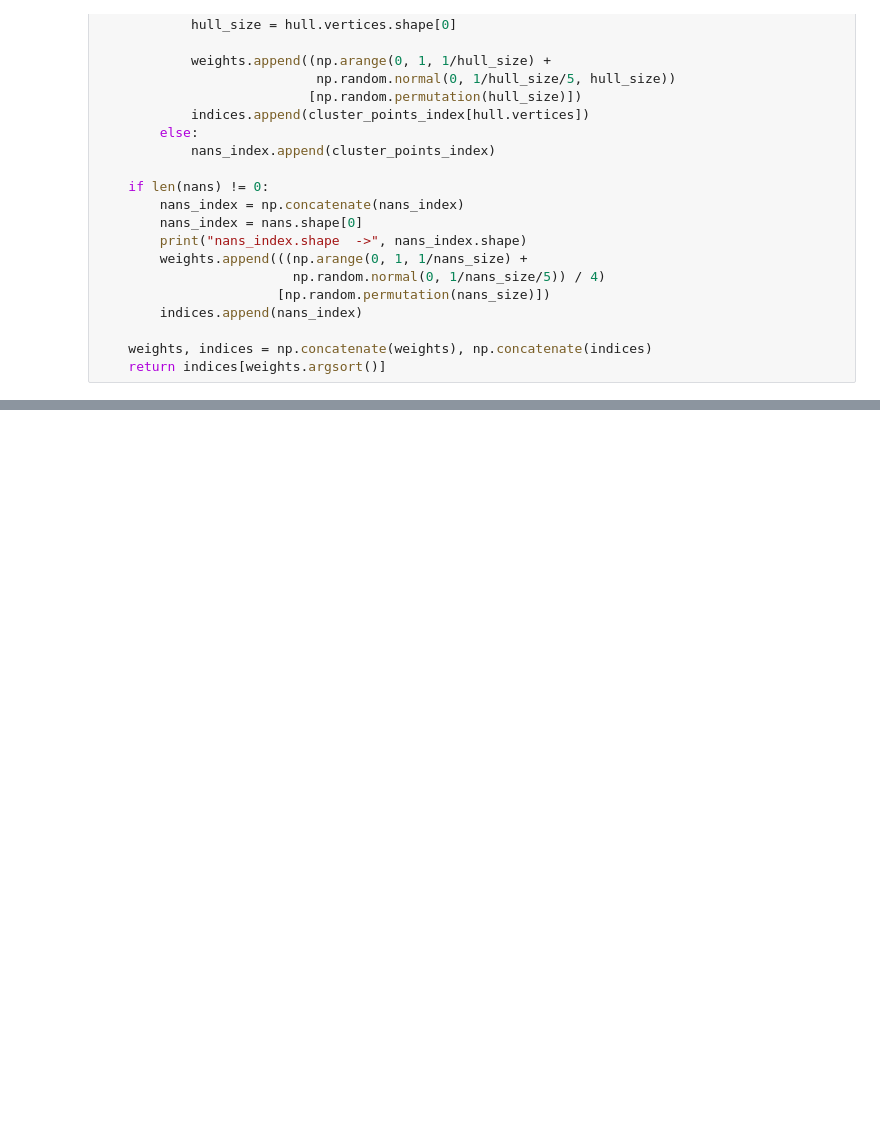
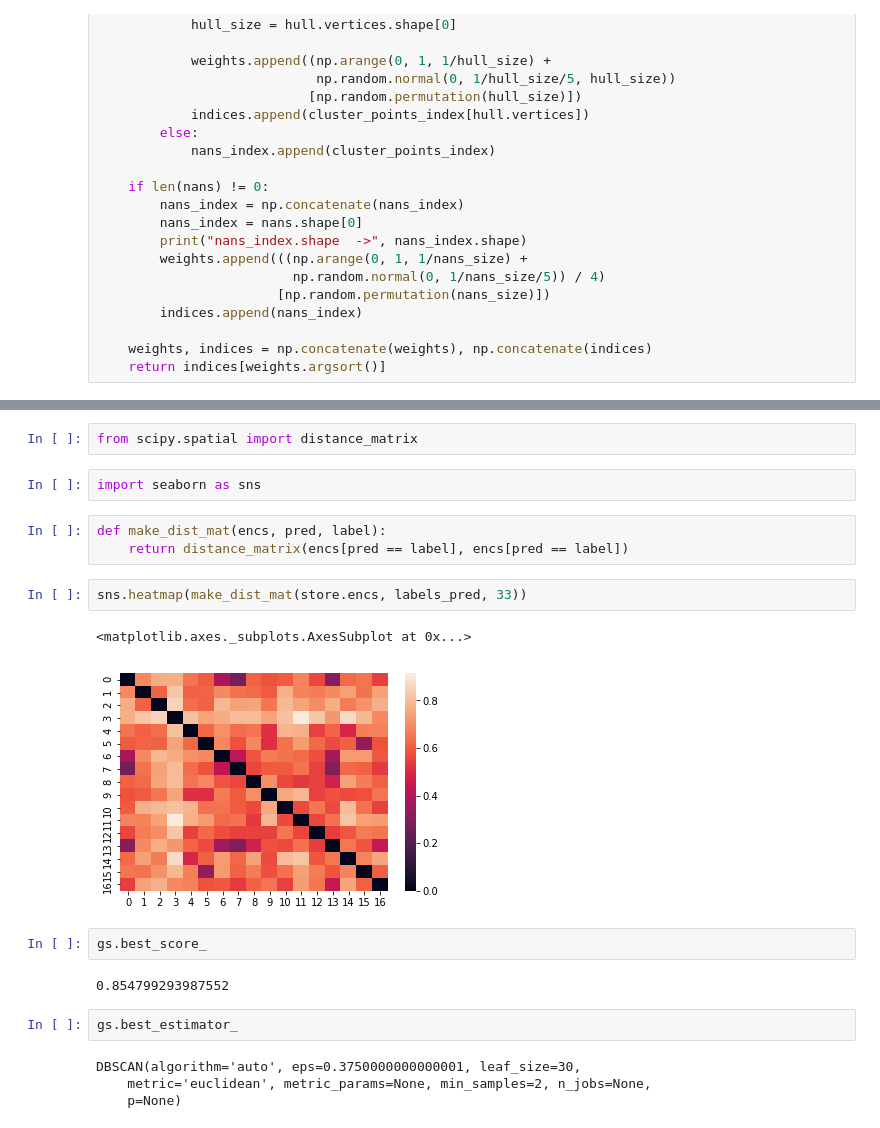
Before and after one commit to pushkarnimkar/face-rec, a Jupyter notebook: notebooks/Ask Method Proto.ipynb, the cells around one changed output, grey strips where cells are left out. Drawn from its saved outputs; the diff is of its cells as text; blank space fills up the shorter version.

```diff
--- a/notebooks/Ask Method Proto.ipynb
+++ b/notebooks/Ask Method Proto.ipynb
@@ -104,0 +189,22 @@ array([0, 1, 2, 3, 4, 5, 6, 7, 8, 9])
+# %%
+from scipy.spatial import distance_matrix
+# %%
+import seaborn as sns
+# %%
+def make_dist_mat(encs, pred, label):
+    return distance_matrix(encs[pred == label], encs[pred == label])
+# %%
+sns.heatmap(make_dist_mat(store.encs, labels_pred, 33))
+# %% [output]
+<matplotlib.axes._subplots.AxesSubplot at 0x...>
+[figure, added]
+# %%
+gs.best_score_
+# %% [output]
+0.854799293987552
+# %%
+gs.best_estimator_
+# %% [output]
+DBSCAN(algorithm='auto', eps=0.3750000000000001, leaf_size=30,
+    metric='euclidean', metric_params=None, min_samples=2, n_jobs=None,
+    p=None)
```
Also changed, not shown: parts of 6 cells of this notebook, 3 other files.
